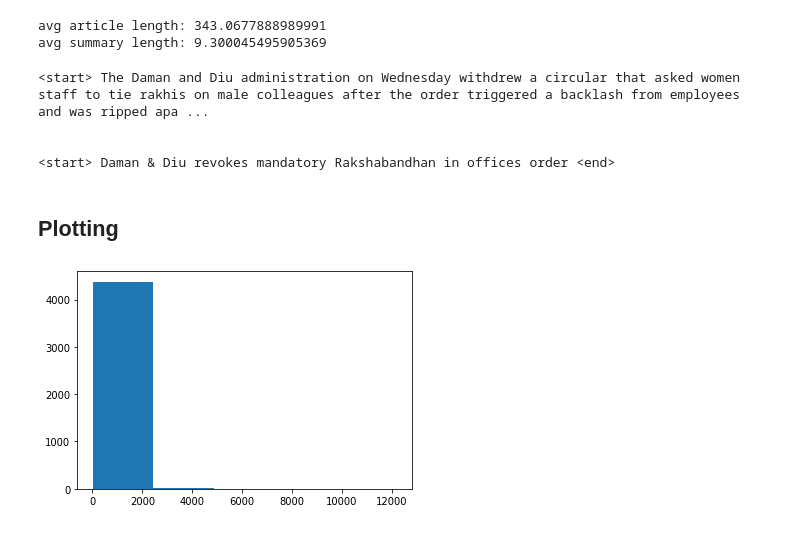
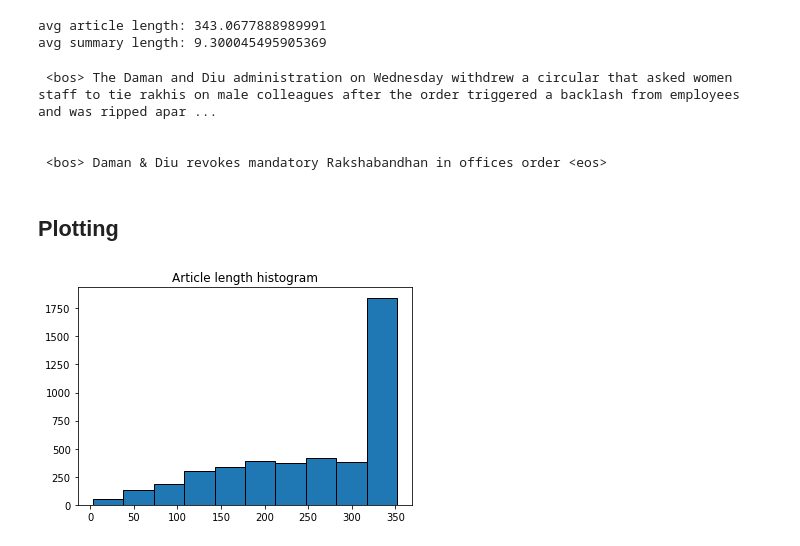
Before and after one commit to tharun-reddy/deep-learning-notebooks, a Jupyter notebook: abstractive_summarization.ipynb, the cells around one changed output. Cells and saved outputs as stored; diff of their text form; code cells hidden in the pictures.

```diff
--- a/abstractive_summarization.ipynb
+++ b/abstractive_summarization.ipynb
@@ -19,7 +20,7 @@ os.chdir('./gdrive/My Drive/datasets/')
 import pandas as pd
 import numpy as np
 
-data = pd.read_csv('./news_summary.csv', encoding='latin-1')
+data = pd.read_csv('datasets/news_summary.csv', encoding='latin-1')
 data.head()
 # %% [output]
 |  | author | date | headlines | read_more | text | ctext |
@@ -166,32 +160,34 @@ non_stop_words = {'not', 'none', 'nothing', 'nowhere', 'never', 'cannot',
                   'cant', 'couldnt', 'except', 'hasnt', 'neither', 'no',
                   'nobody', 'nor', 'without'}
 
-def clean_text(text):
+def clean_text(text, max_len):
+  text = '<bos> ' + text + ' <eos>'
   # stop_words = stop_words.ENGLISH_STOP_WORDS - non_stop_words
-  new_text = []
+  new_text = ''
   for word in text.split():
-    new_text.append(contractions.get(word, word))
-  new_text = ' '.join(new_text)
+    new_text = ' '.join([new_text, contractions.get(word, word)])
+    if len(new_text.split()) > max_len:
+      break
   new_text = re.sub(r'\t|\n|\r', ' ', new_text)
-  new_text = '<start> ' + new_text + ' <end>'
   return new_text
 # %%
-articles = articles.apply(lambda x: clean_text(x))
-summaries = summaries.apply(lambda x: clean_text(x))
+articles = articles.apply(lambda x: clean_text(x, 350))
+summaries = summaries.apply(lambda x: clean_text(x, 10))
 # %%
 print(articles[0]+'\n\n')
 print(summaries[0])
 # %% [output]
-<start> The Daman and Diu administration on Wednesday withdrew a circular that asked women staff to tie rakhis on male colleagues after the order triggered a backlash from employees and was ripped apa ...
+ <bos> The Daman and Diu administration on Wednesday withdrew a circular that asked women staff to tie rakhis on male colleagues after the order triggered a backlash from employees and was ripped apar ...
 
 
-<start> Daman & Diu revokes mandatory Rakshabandhan in offices order <end>
+ <bos> Daman & Diu revokes mandatory Rakshabandhan in offices order <eos>
 # %% [markdown]
 ## Plotting
 # %%
 from matplotlib import pyplot as plt
 # %%
-plt.hist([len(x.split()) for x in articles], bins=5)
+plt.hist([len(x.split()) for x in articles], bins=10, edgecolor='black')
+plt.title('Article length histogram')
 plt.show()
 # %% [output]
-[figure, old version]
+[figure, new version]
```
Also changed, not shown: parts of 24 cells of this notebook.
